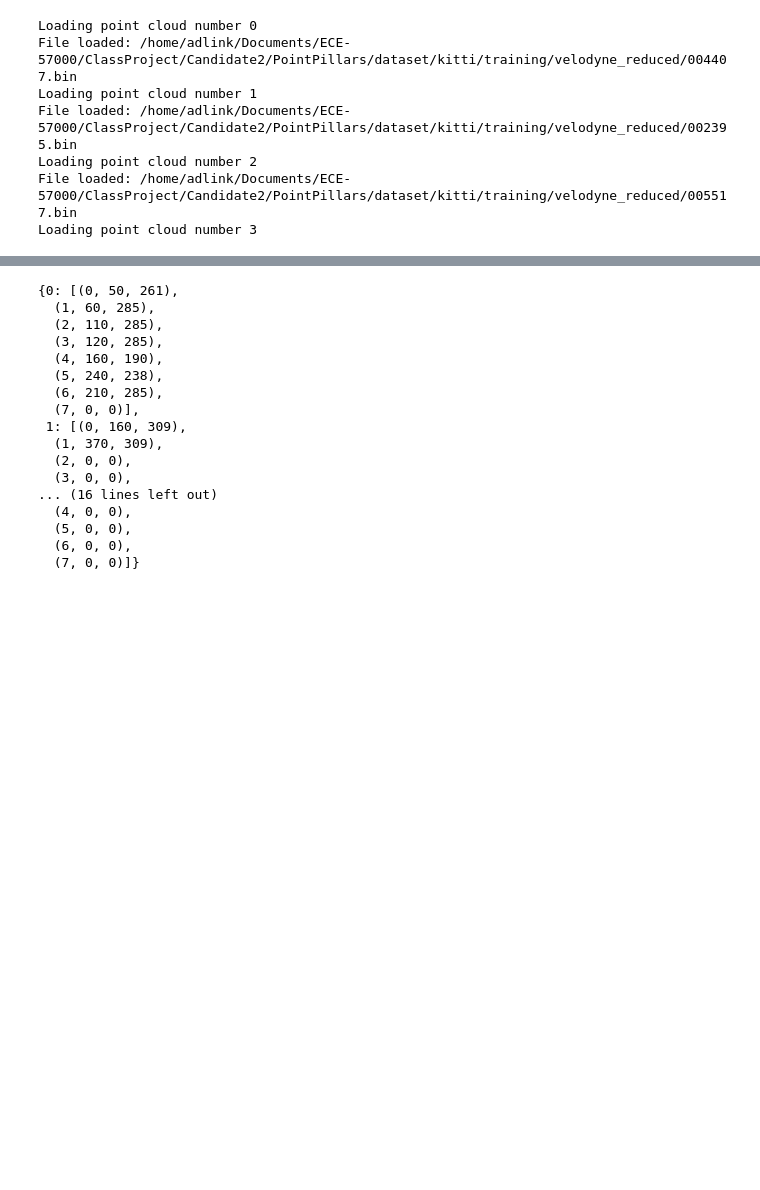
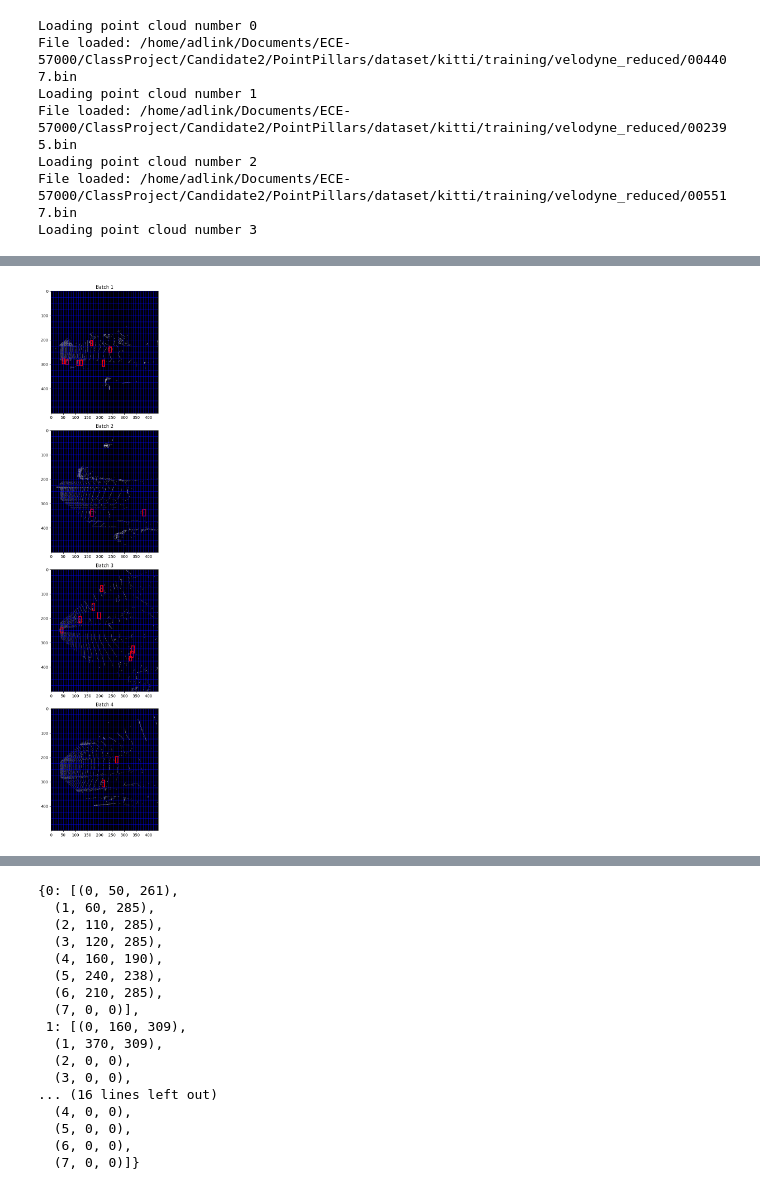
Before and after one commit to YouBotica/PointPillars, a Jupyter notebook: Implementation/PointPillarsNotebook.ipynb, the cells around one changed output, grey strips where cells are left out. Drawn from its saved outputs; the diff is of its cells as text; code cells hidden in the pictures; blank space fills up the shorter version.

Commit message:
Now regression targets are given in tensors

```diff
--- a/Implementation/PointPillarsNotebook.ipynb
+++ b/Implementation/PointPillarsNotebook.ipynb
@@ -222,0 +142,39 @@ visualize_batch_bounding_boxes(feature_maps=pseudo_images, boxes_tensor=gt_boxes
+# %%
+
+
+#TODO: Uncomment Me!
+#anchors_list = []
+#roi_boxes_tensor = anchor.generate_ROI_boxes(gt_boxes_tensor=gt_boxes_tensor,
+#            scale_factor=SCALE_FACTOR) # Size (bs, n_obj, (x_min, y_min, x_mx, y_max)) (4, 8,4)
+
+
+# Ground truth tensor of size (bs, n_boxes, 4)
+gt_boxes_tensor = create_boxes_tensor(batched_labels, attributes_idx)
+
+# Get the roi indices:
+roi_indices = anchor.get_ROI_indices(gt_boxes_tensor=gt_boxes_tensor, scale_factor=1.5,
+            feature_map_size=(H,W))
+
+
+# Get IoU tensor and regression targets:
+iou_tensor = anchor.calculate_batch_iou(gt_boxes_tensor)
+'''IoU tensor (batch_size, n_boxes, num_anchors_x, num_anchors_y)'''
+
+
+regression_targets_dict = anchor.get_regression_targets(iou_tensor, (H, W), threshold=0.5)
+'''A dictionary with keys as batch indices and values as lists of
+(box_index, feature_map_x_index, feature_map_y_index'''
+
+regression_targets_tensor = anchor.get_regression_targets_tensor(iou_tensor, (H,W), threshold=0.5)
+
+
+classification_targets_dict = anchor.get_classification_targets(iou_tensor=iou_tensor, feature_map_size=(H,W),
+                            background_lower_threshold=0.05, background_upper_threshold=0.25)
+'''A dictionary with keys as batch indices and values as lists of (box_index,
+feature_map_x_index, feature_map_y_index, class_label)'''
+
+
+visualize_batch_bounding_boxes(feature_maps=pseudo_images, boxes_tensor=gt_boxes_tensor,
+                               attributes_idx=attributes_idx, visz_anchor=True, anchor=anchor)
+# %% [output]
+[figure, added]
```
Also changed, not shown: parts of 7 cells of this notebook, 2 other files.
